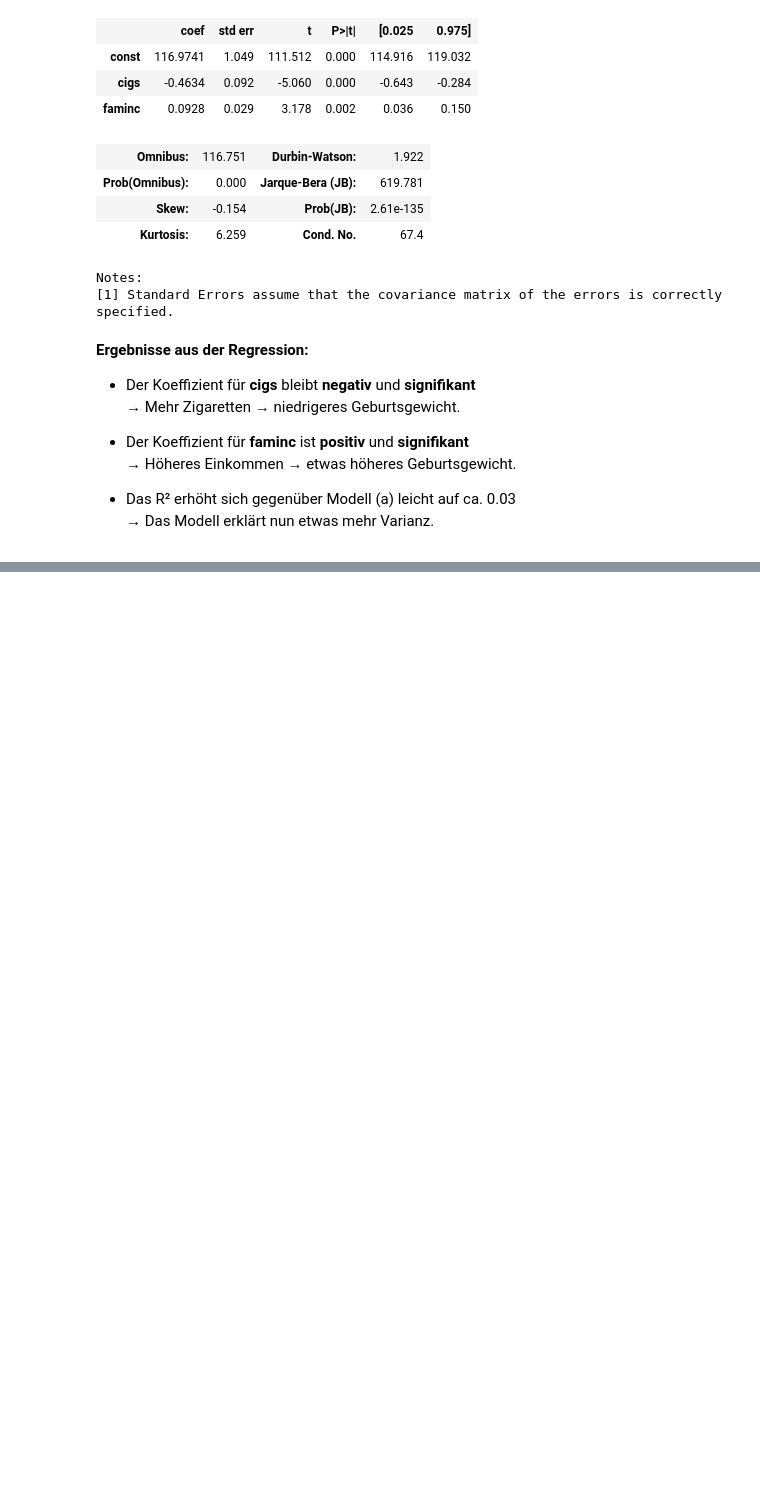
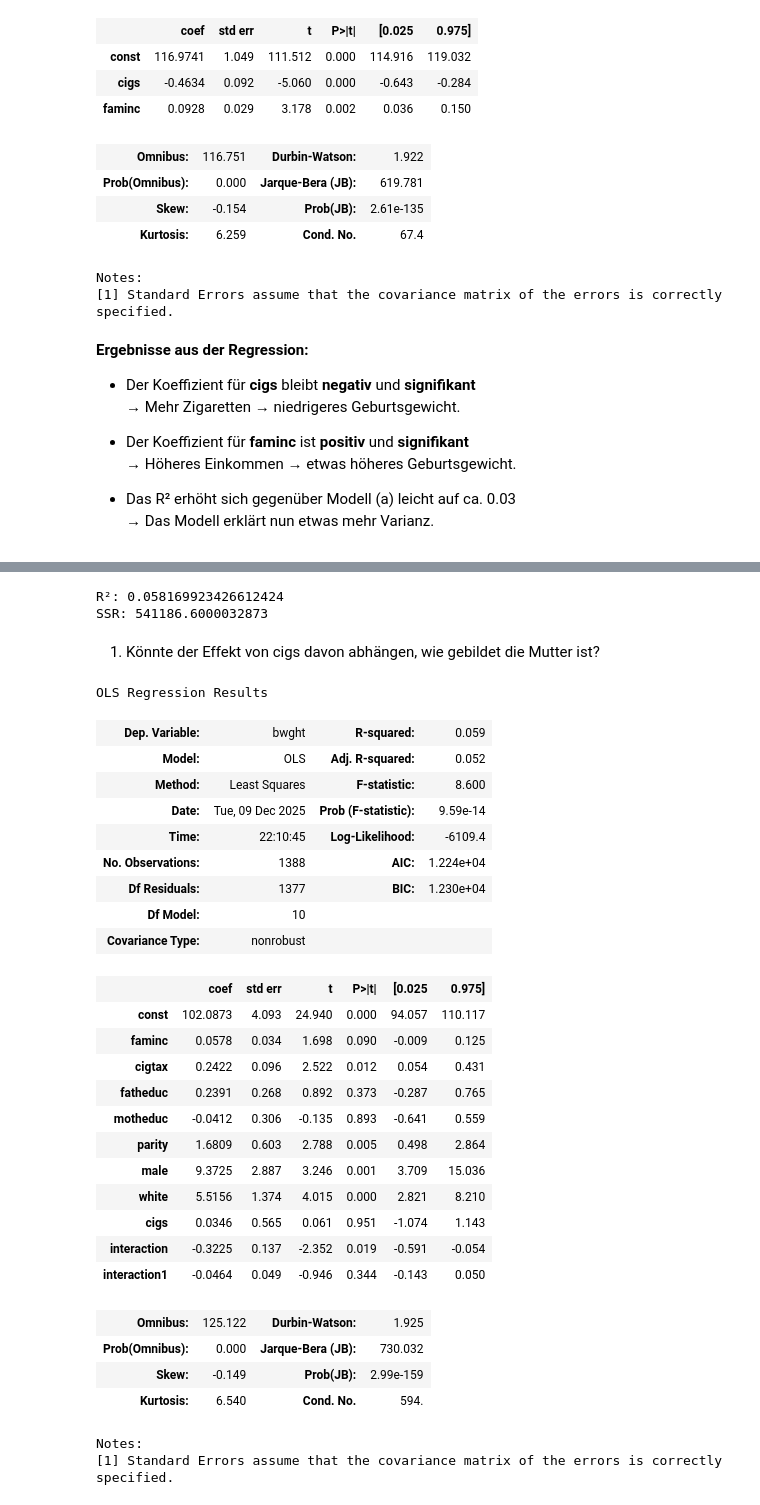
Before and after one commit to Basti070301/ml-foundations, a Jupyter notebook: Model/01_linear_regression/Notebooks/birthweight_data_exercise.ipynb, the cells around one changed output, grey strips where cells are left out. Cells and saved outputs as stored; diff of their text form; code cells hidden in the pictures; blank space fills up the shorter version.

```diff
--- a/Model/01_linear_regression/Notebooks/birthweight_data_exercise.ipynb
+++ b/Model/01_linear_regression/Notebooks/birthweight_data_exercise.ipynb
@@ -362,0 +438,18 @@ Welche Faktoren haben einen positiven bzw. negativen Einfluss?
+# %%
+print("Normal: ", np.round(sm.OLS(birthweight_data["bwght"],
+                                  sm.add_constant(birthweight_data["faminc"])).fit().rsquared, 4))
+
+print("Squared: ", np.round(sm.OLS(birthweight_data["bwght"],
+                                   sm.add_constant(birthweight_data["faminc"]**2)).fit().rsquared, 4))
+
+print("Cubed: ", np.round(sm.OLS(birthweight_data["bwght"],
+                                 sm.add_constant(birthweight_data["faminc"]**3)).fit().rsquared, 4))
+
+print("Log: ", np.round(sm.OLS(birthweight_data["bwght"],
+                                 sm.add_constant(np.log(birthweight_data["faminc"]))).fit().rsquared, 4))
+
+print("Square Root: ", np.round(sm.OLS(birthweight_data["bwght"],
+                                       sm.add_constant(np.sqrt(birthweight_data["faminc"]))).fit().rsquared, 4))
+
+print("Cube Root: ", np.round(sm.OLS(birthweight_data["bwght"],
+                                       sm.add_constant(np.cbrt(birthweight_data["faminc"]))).fit().rsquared, 4))
@@ -362,0 +468,8 @@ Welche Faktoren haben einen positiven bzw. negativen Einfluss?
+# %%
+result = {}
+for var in birthweight_filled_copy.drop(["bwght", "bwghtlbs", "cigprice", "male"], axis=1).columns:
+    birthweight_filled_copy["interaction"] = birthweight_filled_copy[var] * birthweight_filled_copy["male"]
+    model5 = sm.OLS(birthweight_filled_copy["bwght"],
+               sm.add_constant(birthweight_filled_copy.drop(["bwght", "bwghtlbs", "cigprice"], axis=1))).fit()
+    result[var] = pd.read_html(io.StringIO(model5.summary().as_html()))[1].iloc[10][4]
+result
@@ -362,0 +522,5 @@ Welche Faktoren haben einen positiven bzw. negativen Einfluss?
+# %%
+birthweight_filled_copy["interaction"] = birthweight_filled_copy["cigtax"] * birthweight_filled_copy["male"]
+model6 = sm.OLS(birthweight_filled_copy["bwght"],
+               sm.add_constant(birthweight_filled_copy.drop(["bwght", "bwghtlbs", "cigprice"], axis=1))).fit()
+model6.summary()
@@ -362,0 +559,48 @@ Welche Faktoren haben einen positiven bzw. negativen Einfluss?
+# %%
+print("R²:", model6.rsquared)
+print("SSR:", model6.ssr)
+# %% [output]
+R²: 0.058169923426612424
+SSR: 541186.6000032873
+# %% [markdown]
+1. Könnte der Effekt von cigs davon abhängen, wie gebildet die Mutter ist?
+# %%
+# Interaktionsvariable erstellen
+birthweight_filled_copy["interaction1"] = (
+    birthweight_filled_copy["cigs"] * birthweight_filled_copy["motheduc"]
+)
+
+X = birthweight_filled_copy.drop(["bwght", "bwghtlbs", "cigprice"], axis=1)
+X = sm.add_constant(X)
+
+model_interaction1 = sm.OLS(birthweight_filled_copy["bwght"], X).fit()
+model_interaction1.summary()
+# %% [output]
+OLS Regression Results
+| Dep. Variable: | bwght | R-squared: | 0.059 |
+| Model: | OLS | Adj. R-squared: | 0.052 |
+| Method: | Least Squares | F-statistic: | 8.600 |
+| Date: | Tue, 09 Dec 2025 | Prob (F-statistic): | 9.59e-14 |
+| Time: | 22:10:45 | Log-Likelihood: | -6109.4 |
+| No. Observations: | 1388 | AIC: | 1.224e+04 |
+| Df Residuals: | 1377 | BIC: | 1.230e+04 |
+| Df Model: | 10 |  |  |
+| Covariance Type: | nonrobust |  |  |
+|  | coef | std err | t | P>|t| | [0.025 | 0.975] |
+| const | 102.0873 | 4.093 | 24.940 | 0.000 | 94.057 | 110.117 |
+| faminc | 0.0578 | 0.034 | 1.698 | 0.090 | -0.009 | 0.125 |
+| cigtax | 0.2422 | 0.096 | 2.522 | 0.012 | 0.054 | 0.431 |
+| fatheduc | 0.2391 | 0.268 | 0.892 | 0.373 | -0.287 | 0.765 |
+| motheduc | -0.0412 | 0.306 | -0.135 | 0.893 | -0.641 | 0.559 |
+| parity | 1.6809 | 0.603 | 2.788 | 0.005 | 0.498 | 2.864 |
+| male | 9.3725 | 2.887 | 3.246 | 0.001 | 3.709 | 15.036 |
+| white | 5.5156 | 1.374 | 4.015 | 0.000 | 2.821 | 8.210 |
+| cigs | 0.0346 | 0.565 | 0.061 | 0.951 | -1.074 | 1.143 |
+| interaction | -0.3225 | 0.137 | -2.352 | 0.019 | -0.591 | -0.054 |
+| interaction1 | -0.0464 | 0.049 | -0.946 | 0.344 | -0.143 | 0.050 |
+| Omnibus: | 125.122 | Durbin-Watson: | 1.925 |
+| Prob(Omnibus): | 0.000 | Jarque-Bera (JB): | 730.032 |
+| Skew: | -0.149 | Prob(JB): | 2.99e-159 |
+| Kurtosis: | 6.540 | Cond. No. | 594. |
+Notes:
+[1] Standard Errors assume that the covariance matrix of the errors is correctly specified.
```
Also changed, not shown: parts of 48 cells of this notebook.
